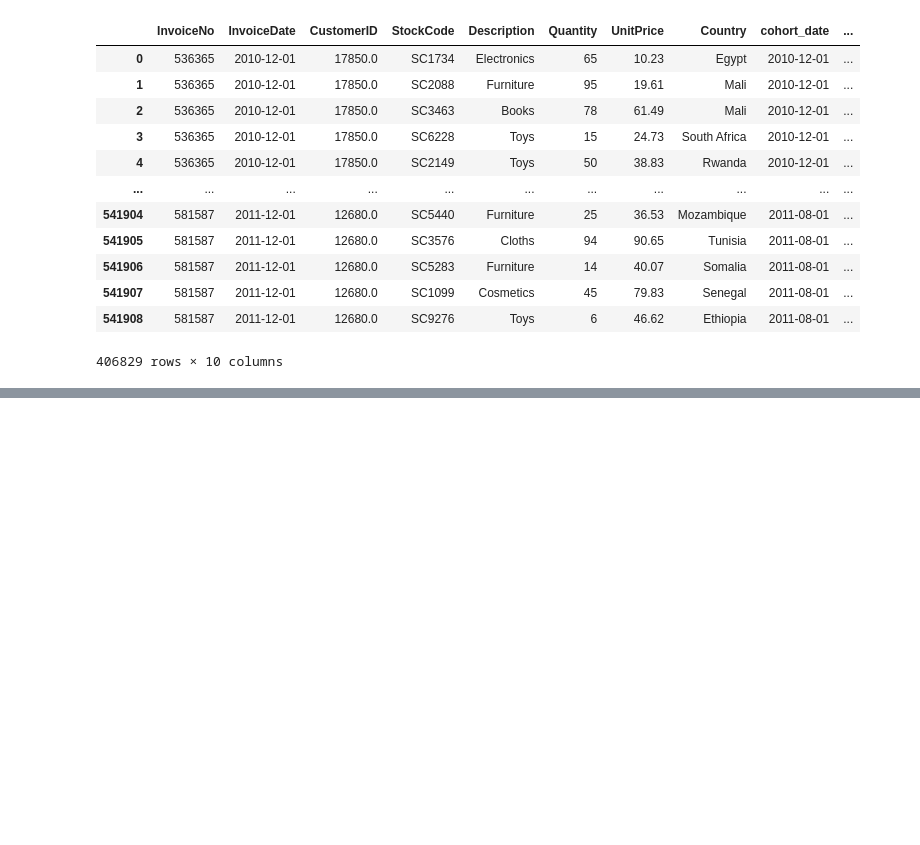
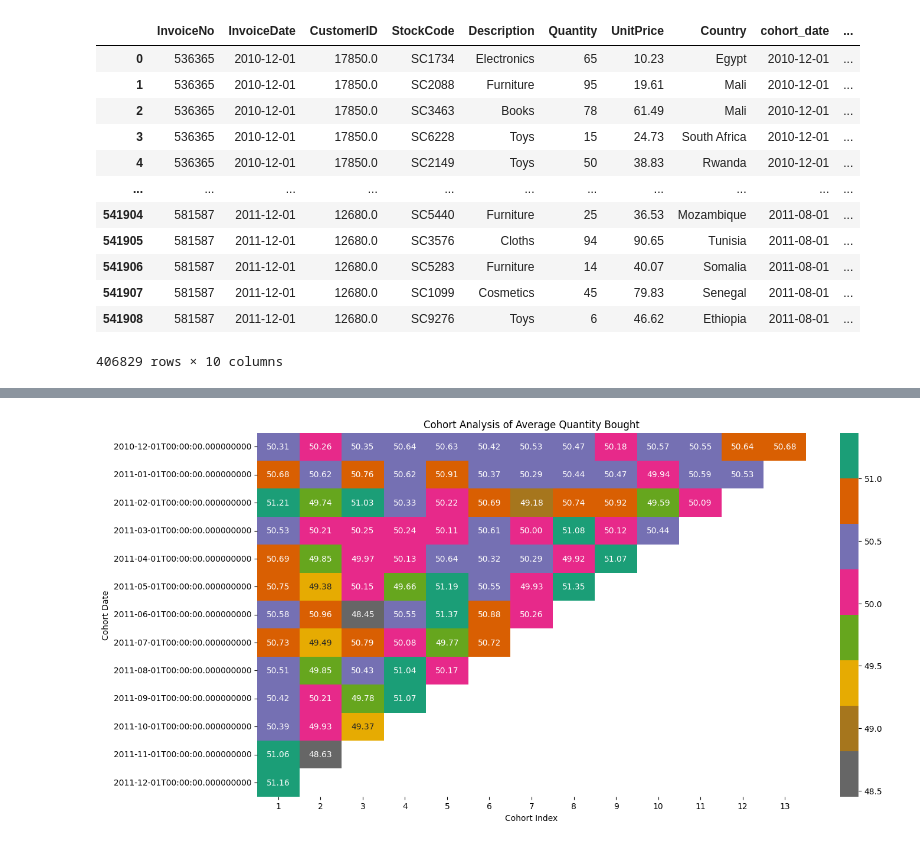
Before and after one commit to chemutai254/DATA, a Jupyter notebook: AMDARI/Cohort_Analysis/Cohort_Analysis.ipynb, the cells around one changed output, grey strips where cells are left out. Saved outputs shown, nothing was run; the diff lists cells and outputs as text; code cells hidden in the pictures; blank space fills up the shorter version.

```diff
--- a/AMDARI/Cohort_Analysis/Cohort_Analysis.ipynb
+++ b/AMDARI/Cohort_Analysis/Cohort_Analysis.ipynb
@@ -309,0 +390,3 @@ df
+# %%
+quantity_bought = df.groupby(["cohort_date", "cohort_index"])["Quantity"].mean().reset_index()
+quantity_bought
@@ -309,0 +407,4 @@ df
+# %%
+quantity_table = quantity_bought.pivot(index="cohort_date", columns=["cohort_index"], values="Quantity")
+quantity_table.index.strftime("%B %Y")
+quantity_table
@@ -309,0 +427,9 @@ df
+# %%
+plt.figure(figsize=(15, 8))
+sns.heatmap(quantity_table, annot=True, fmt=".2f", cmap="Dark2_r")
+plt.title("Cohort Analysis of Average Quantity Bought")
+plt.xlabel("Cohort Index")
+plt.ylabel("Cohort Date")
+plt.show();
+# %% [output]
+[figure, added]
```
Also changed, not shown: parts of 17 cells of this notebook, 2 other files.
